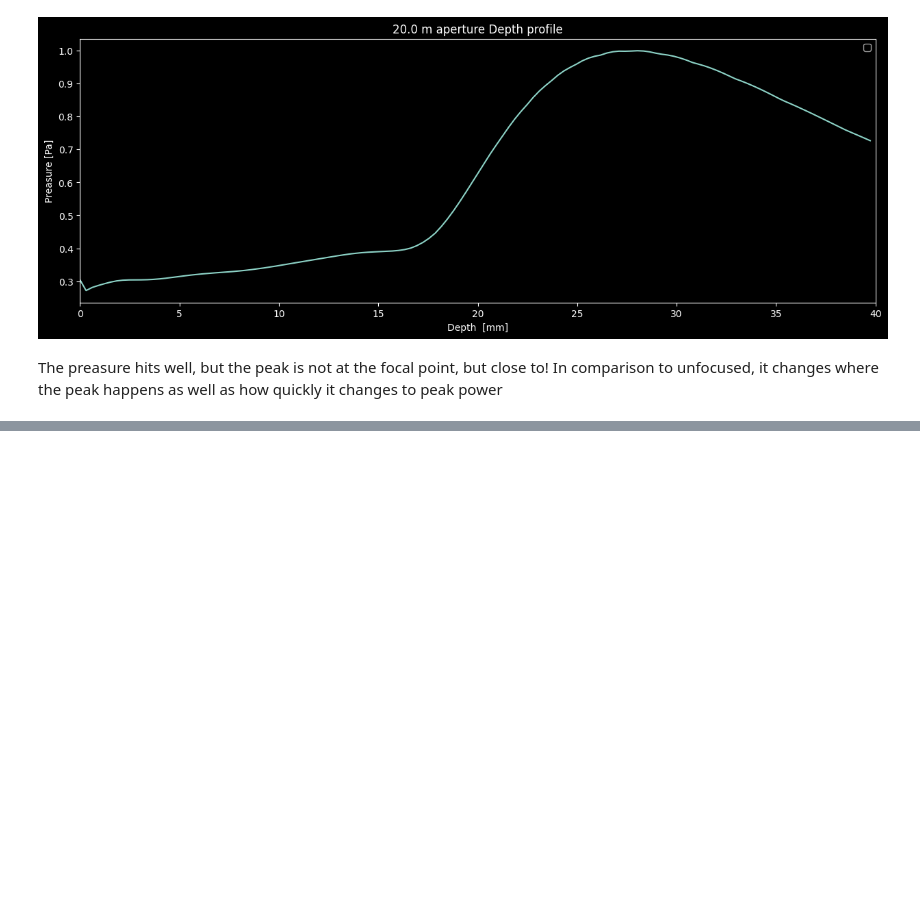
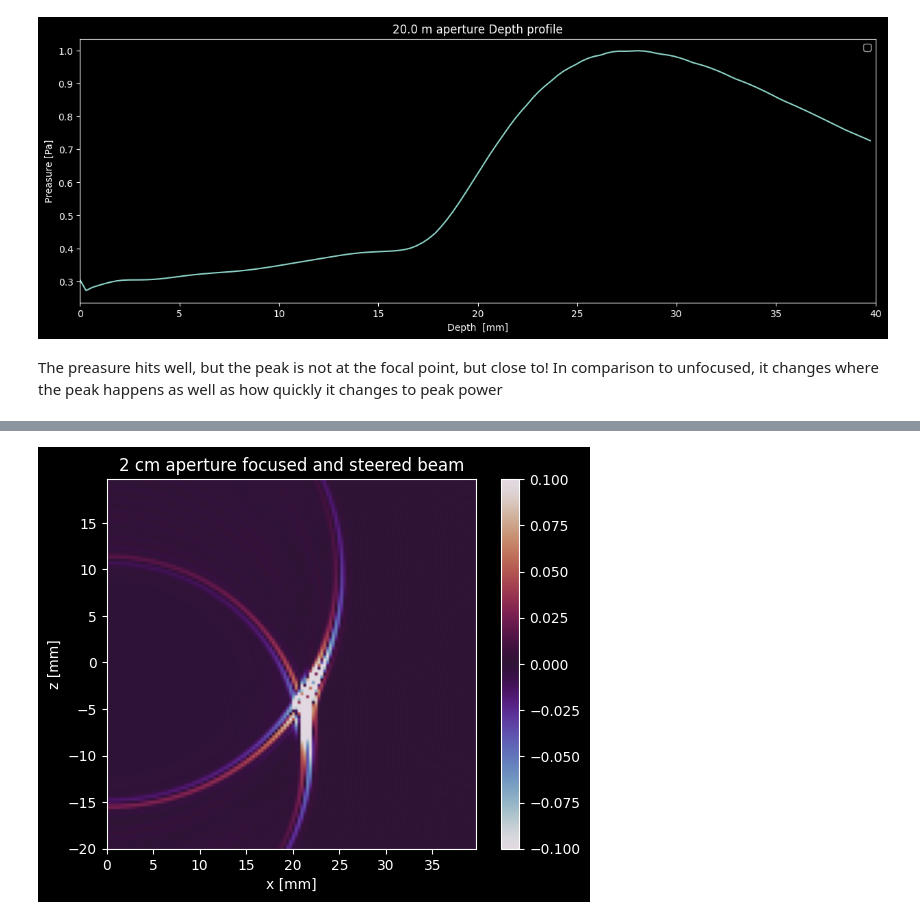
Before and after one commit to magnusgogstad/MEDT4165_ovinger, a Jupyter notebook: Exercise_5.ipynb, the cells around one changed output, grey strips where cells are left out. Saved outputs shown, nothing was run; the diff lists cells and outputs as text; code cells hidden in the pictures; blank space fills up the shorter version.

```diff
--- a/Exercise_5.ipynb
+++ b/Exercise_5.ipynb
@@ -296,0 +322,12 @@ plt.plot(delayMap)
+# %%
+# Setup simulation options
+simulation_options = SimulationOptions(
+    pml_auto=True,
+    pml_inside=False,
+    save_to_disk=True,
+    data_cast='single',
+)
+execution_options = SimulationExecutionOptions(is_gpu_simulation=False, num_threads=1)
+
+# Run 2D simulation (to save some time)
+sensor_data = kspaceFirstOrder2D(kgrid=kgrid, medium=medium, source=source, sensor=sensor, simulation_options=simulation_options, execution_options=execution_options)
@@ -296,0 +352,28 @@ plt.plot(delayMap)
+# %%
+# Extract pressure field from
+p_field = np.reshape(sensor_data["p"], (kgrid.Nt, Nx, Ny), order="F")   # Stored in Fortran ordering for some reason
+p_max_field = np.reshape(sensor_data['p_max'], (Nx, Ny), order="F")
+# %%
+## VISUALIZATION
+plt.style.use('dark_background')
+
+# Get frame number to plot
+N_frame = np.round(np.where(kgrid.t_array[0] > viz_t)[0][0]).astype(int)   # Number of frames to visualize
+
+# Normalize frames based on the maximum value over all frames
+max_value = np.max(np.abs(p_field))
+p_plot = p_field / max_value
+
+cmap = 'twilight'
+extent = np.array([kgrid.y_vec[0]+20e-3, kgrid.y_vec[-1]+20e-3, kgrid.x_vec[0], kgrid.x_vec[-1]])*1e3
+
+# Create a figure and axis
+fig, ax = plt.subplots()
+image = ax.imshow(p_plot[N_frame+375], cmap=cmap, extent=extent, vmin=-0.1, vmax=0.1)
+fig.colorbar(image, ax=ax)
+plt.xlabel('x [mm]')
+plt.ylabel('z [mm]')
+plt.title('2 cm aperture focused and steered beam')
+plt.show()
+# %% [output]
+[figure, added]
```
Also changed, not shown: parts of 20 cells of this notebook.
